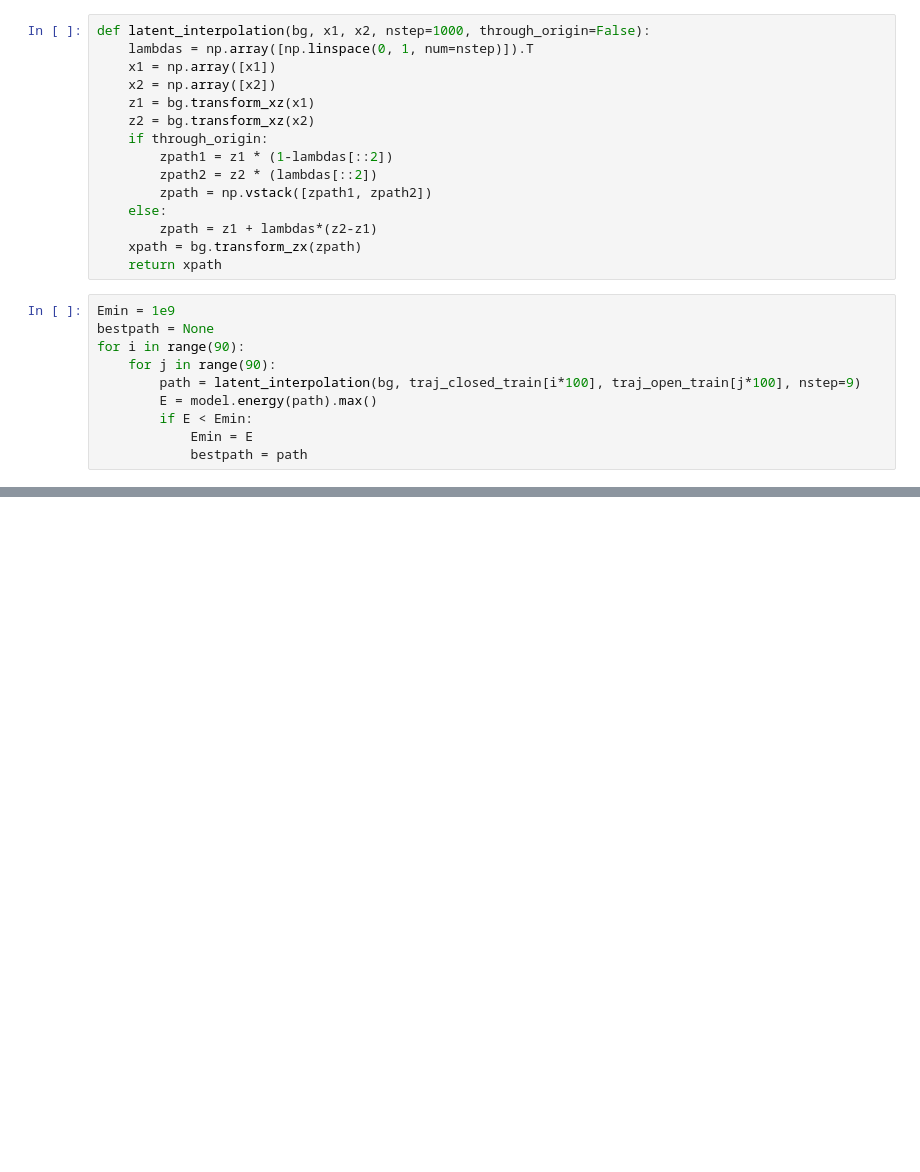
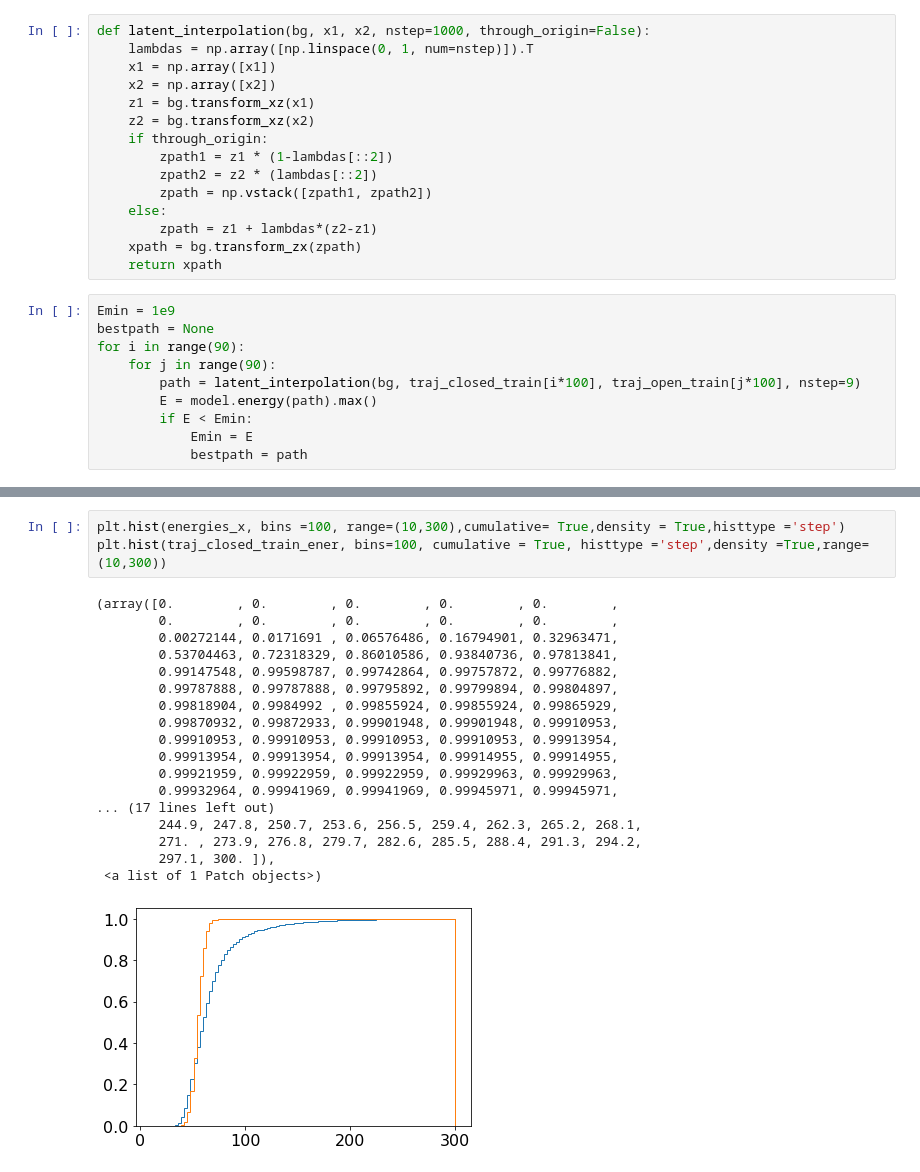
Before and after one commit to mohit2909/Boltzman_Generators, a Jupyter notebook: notebooks/DimerModelLoading.ipynb, the cells around one changed output, grey strips where cells are left out. Drawn from its saved outputs; the diff is of its cells as text; blank space fills up the shorter version.

```diff
--- a/notebooks/DimerModelLoading.ipynb
+++ b/notebooks/DimerModelLoading.ipynb
@@ -149,0 +159,22 @@ plt.savefig('interpolate.pdf', bbox_inches='tight')
+# %%
+plt.hist(energies_x, bins =100, range=(10,300),cumulative= True,density = True,histtype ='step')
+plt.hist(traj_closed_train_ener, bins=100, cumulative = True, histtype ='step',density =True,range=(10,300))
+# %% [output]
+(array([0.        , 0.        , 0.        , 0.        , 0.        ,
+        0.        , 0.        , 0.        , 0.        , 0.        ,
+        0.00272144, 0.0171691 , 0.06576486, 0.16794901, 0.32963471,
+        0.53704463, 0.72318329, 0.86010586, 0.93840736, 0.97813841,
+        0.99147548, 0.99598787, 0.99742864, 0.99757872, 0.99776882,
+        0.99787888, 0.99787888, 0.99795892, 0.99799894, 0.99804897,
+        0.99818904, 0.9984992 , 0.99855924, 0.99855924, 0.99865929,
+        0.99870932, 0.99872933, 0.99901948, 0.99901948, 0.99910953,
+        0.99910953, 0.99910953, 0.99910953, 0.99910953, 0.99913954,
+        0.99913954, 0.99913954, 0.99913954, 0.99914955, 0.99914955,
+        0.99921959, 0.99922959, 0.99922959, 0.99929963, 0.99929963,
+        0.99932964, 0.99941969, 0.99941969, 0.99945971, 0.99945971,
+... (17 lines left out)
+        244.9, 247.8, 250.7, 253.6, 256.5, 259.4, 262.3, 265.2, 268.1,
+        271. , 273.9, 276.8, 279.7, 282.6, 285.5, 288.4, 291.3, 294.2,
+        297.1, 300. ]),
+ <a list of 1 Patch objects>)
+[figure, added]
```
Also changed, not shown: parts of 10 cells of this notebook, 3 other files.
